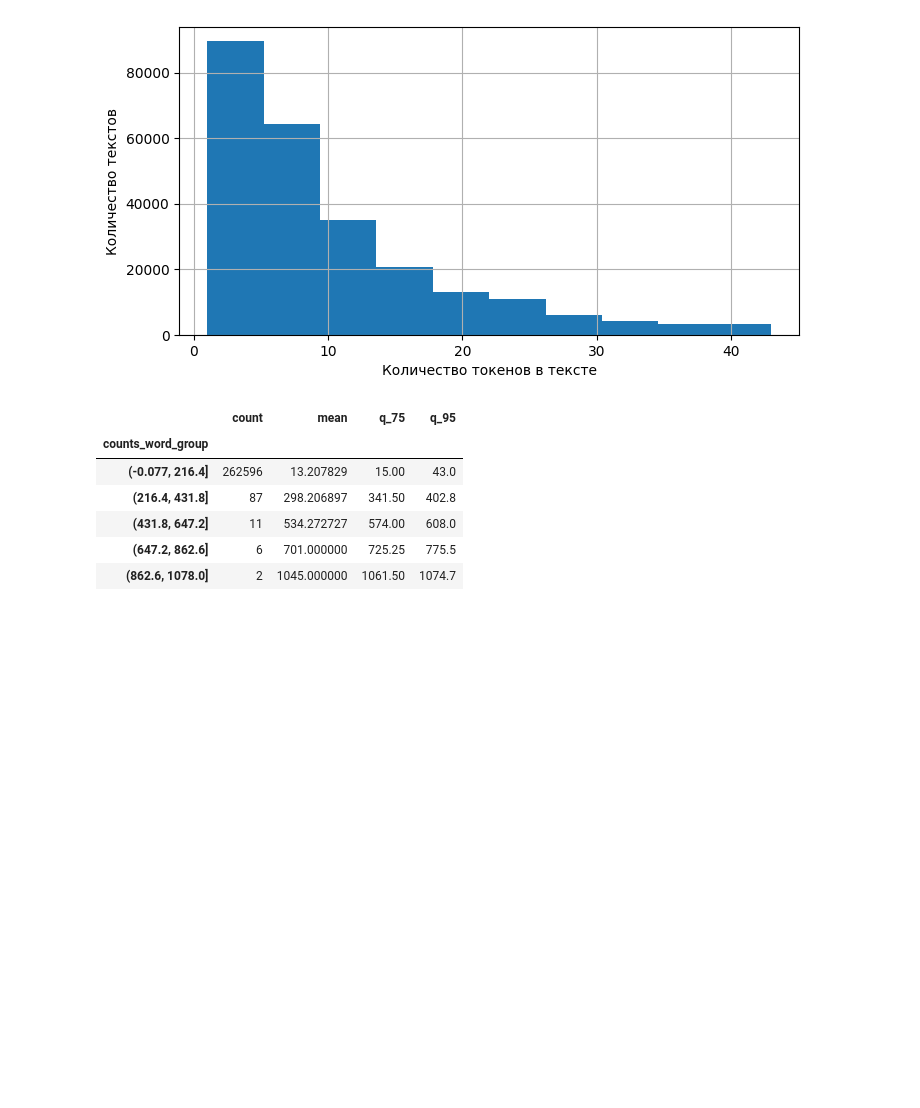
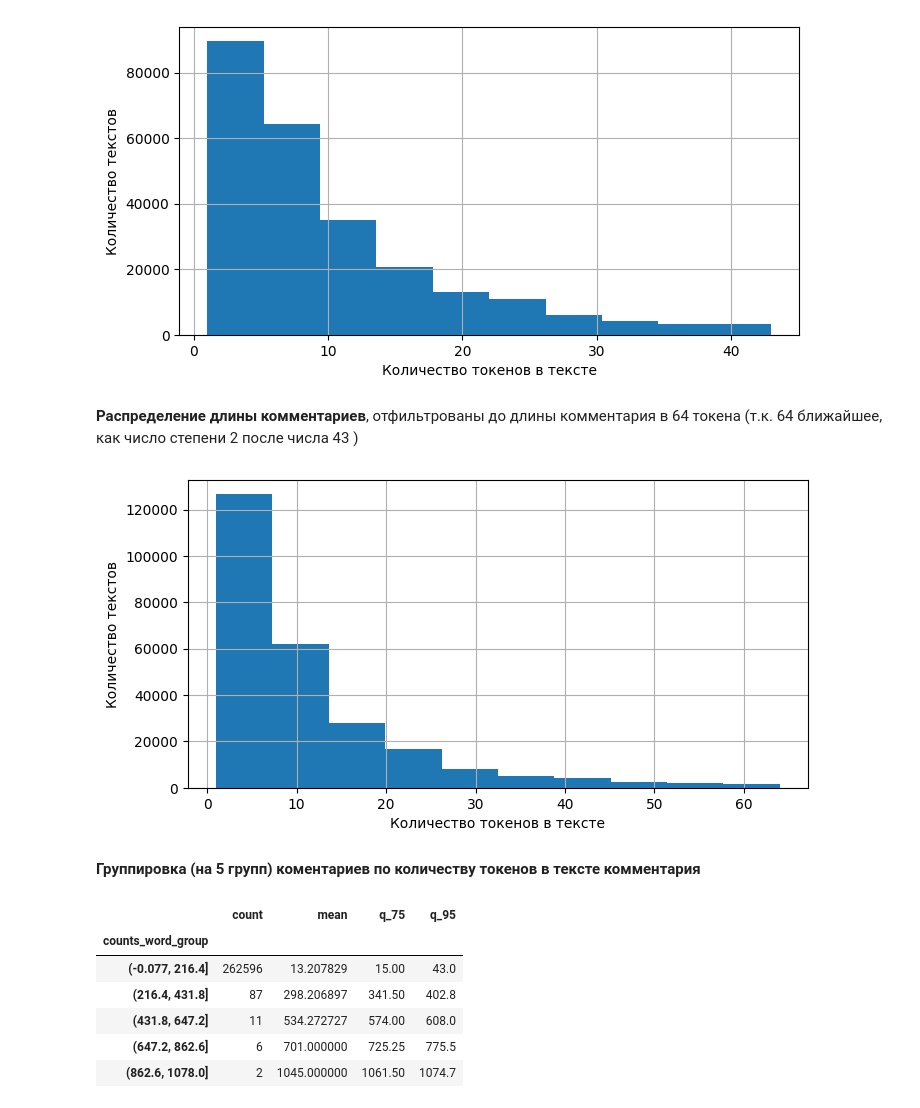
Before and after one commit to alexandr-khvatov/text_classification, a Jupyter notebook: src/dataset_analysis.ipynb, the cells around one changed output. Drawn from its saved outputs; the diff is of its cells as text; code cells hidden in the pictures; blank space fills up the shorter version.

```diff
--- a/src/dataset_analysis.ipynb
+++ b/src/dataset_analysis.ipynb
@@ -156,6 +160,18 @@ df[df["counts_word"]<=q95]['counts_word'].hist()
 plt.savefig("tokens_q95.svg")
 # %% [output]
 [figure]
+# %% [markdown]
+**Распределение длины комментариев**, отфильтрованы до длины комментария в 64 токена (т.к. 64 ближайшее, как число степени 2 после числа 43 )
+# %%
+plt.subplots(figsize=(8, 4))
+plt.xlabel('Количество токенов в тексте')
+plt.ylabel('Количество текстов')
+df[df["counts_word"]<=64]['counts_word'].hist()
+plt.savefig("tokens_len64.svg")
+# %% [output]
+[figure, added]
+# %% [markdown]
+**Группировка (на 5 групп) коментариев  по количеству токенов в тексте комментария**
 # %%
 def q_75(x):
     return x.quantile(0.75)
```
Also changed, not shown: parts of 2 cells of this notebook.
